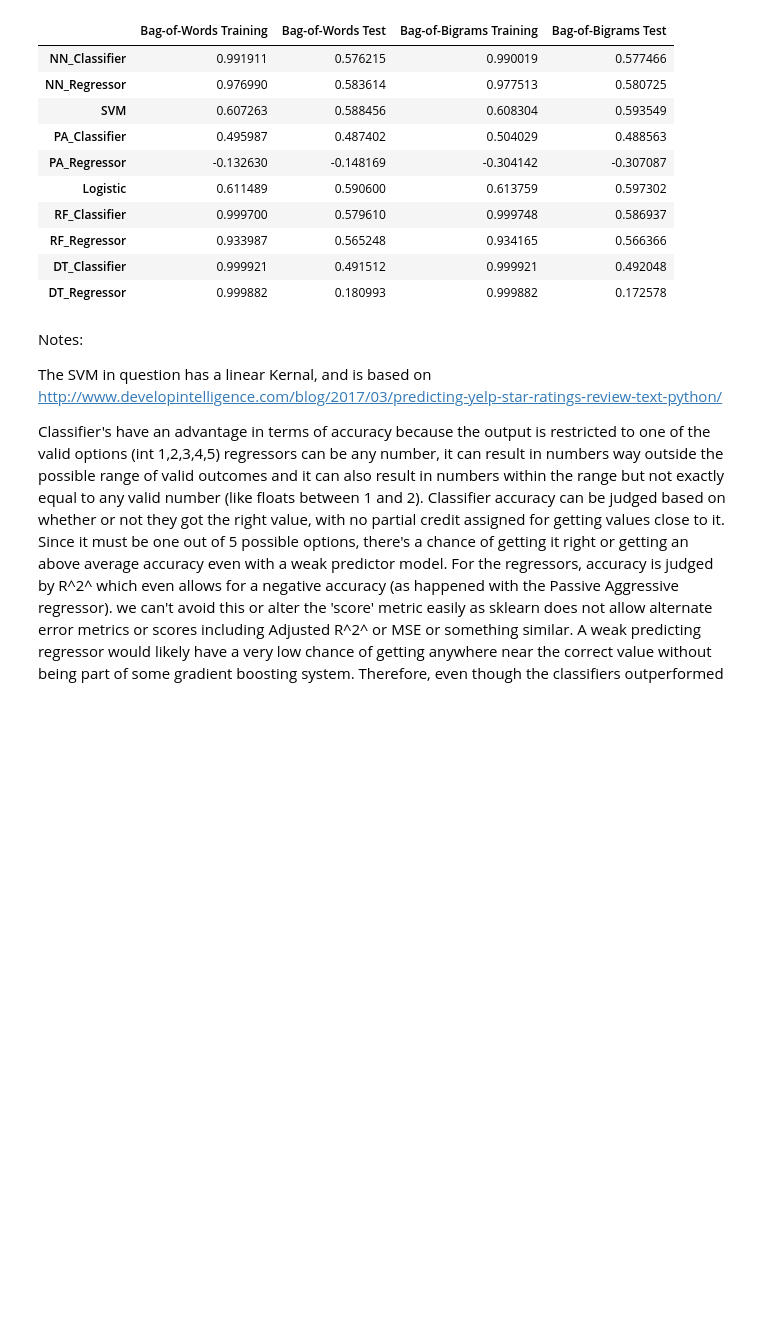
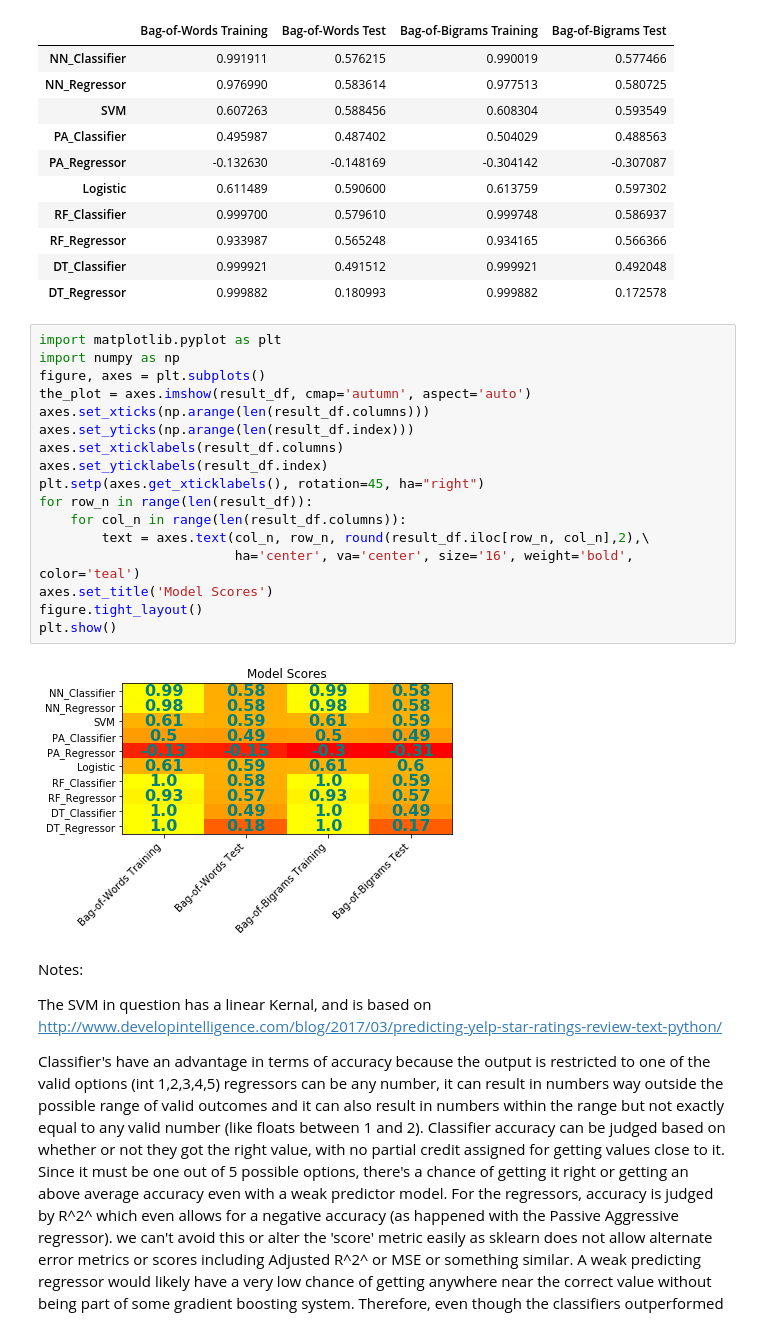
Before and after one commit to zacwentzell/BIA660D_Group_1_Project, a Jupyter notebook: prediction/bagofwords.ipynb, the cells around one changed output. Cells and saved outputs as stored; diff of their text form; blank space fills up the shorter version.

Commit message:
Added heatmap to the iPython Notebook
Colors are kind of ugly but at least it has contrast

Signed-off-by: Alec Kulakowski <alecthekulak@gmail.com>

```diff
--- a/prediction/bagofwords.ipynb
+++ b/prediction/bagofwords.ipynb
@@ -234,6 +234,25 @@ result_df
 | RF_Regressor | 0.933987 | 0.565248 | 0.934165 | 0.566366 |
 | DT_Classifier | 0.999921 | 0.491512 | 0.999921 | 0.492048 |
 | DT_Regressor | 0.999882 | 0.180993 | 0.999882 | 0.172578 |
+# %%
+import matplotlib.pyplot as plt
+import numpy as np
+figure, axes = plt.subplots()
+the_plot = axes.imshow(result_df, cmap='autumn', aspect='auto')
+axes.set_xticks(np.arange(len(result_df.columns)))
+axes.set_yticks(np.arange(len(result_df.index)))
+axes.set_xticklabels(result_df.columns)
+axes.set_yticklabels(result_df.index)
+plt.setp(axes.get_xticklabels(), rotation=45, ha="right")
+for row_n in range(len(result_df)):
+    for col_n in range(len(result_df.columns)):
+        text = axes.text(col_n, row_n, round(result_df.iloc[row_n, col_n],2),\
+                         ha='center', va='center', size='16', weight='bold', color='teal')
+axes.set_title('Model Scores')
+figure.tight_layout()
+plt.show()
+# %% [output]
+[figure, added]
 # %% [markdown]
 Notes:
 
```
